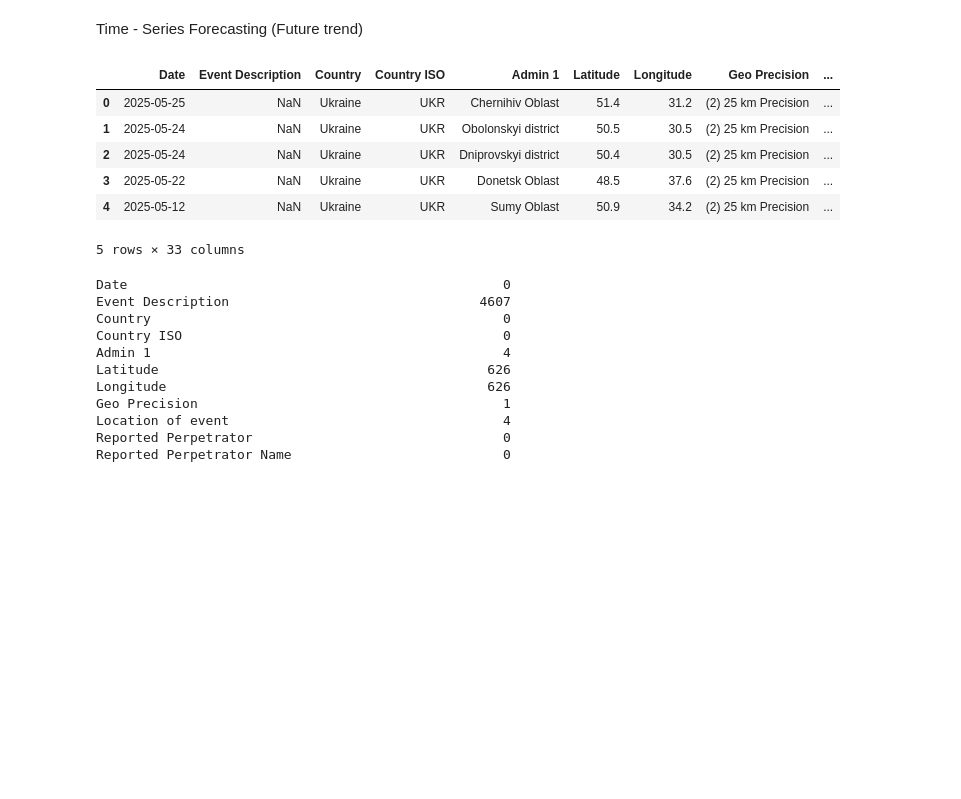
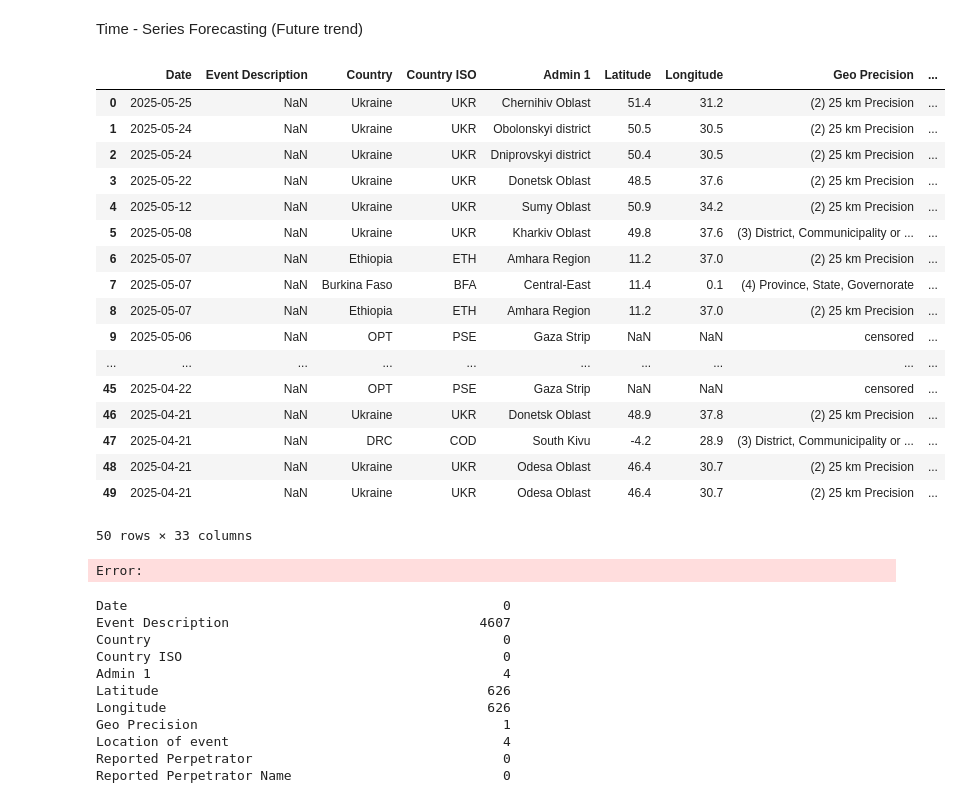
Before and after one commit to saumyabajpai2006/Education_Attack, a Jupyter notebook: analysis2/models/timeseries_model.ipynb, the cells around one changed output. Saved outputs shown, nothing was run; the diff lists cells and outputs as text; code cells hidden in the pictures; blank space fills up the shorter version.

```diff
--- a/analysis2/models/timeseries_model.ipynb
+++ b/analysis2/models/timeseries_model.ipynb
@@ -8,15 +8,27 @@ import matplotlib.pyplot as plt
 from sklearn.metrics import mean_absolute_error, mean_squared_error
 # %%
 df=pd.read_excel('2020-2025-education-in-danger-incident-data.xlsx')
-df.head()
+df.head(50)
 # %% [output]
 |  | Date | Event Description | Country | Country ISO | Admin 1 | Latitude | Longitude | Geo Precision | ... |
 | 0 | 2025-05-25 | NaN | Ukraine | UKR | Chernihiv Oblast | 51.4 | 31.2 | (2) 25 km Precision | ... |
 | 1 | 2025-05-24 | NaN | Ukraine | UKR | Obolonskyi district | 50.5 | 30.5 | (2) 25 km Precision | ... |
 | 2 | 2025-05-24 | NaN | Ukraine | UKR | Dniprovskyi district | 50.4 | 30.5 | (2) 25 km Precision | ... |
 | 3 | 2025-05-22 | NaN | Ukraine | UKR | Donetsk Oblast | 48.5 | 37.6 | (2) 25 km Precision | ... |
 | 4 | 2025-05-12 | NaN | Ukraine | UKR | Sumy Oblast | 50.9 | 34.2 | (2) 25 km Precision | ... |
+| 5 | 2025-05-08 | NaN | Ukraine | UKR | Kharkiv Oblast | 49.8 | 37.6 | (3) District, Communicipality or ... | ... |
+| 6 | 2025-05-07 | NaN | Ethiopia | ETH | Amhara Region | 11.2 | 37.0 | (2) 25 km Precision | ... |
+| 7 | 2025-05-07 | NaN | Burkina Faso | BFA | Central-East | 11.4 | 0.1 | (4) Province, State, Governorate | ... |
+| 8 | 2025-05-07 | NaN | Ethiopia | ETH | Amhara Region | 11.2 | 37.0 | (2) 25 km Precision | ... |
+| 9 | 2025-05-06 | NaN | OPT | PSE | Gaza Strip | NaN | NaN | censored | ... |
+| ... | ... | ... | ... | ... | ... | ... | ... | ... | ... |
+| 45 | 2025-04-22 | NaN | OPT | PSE | Gaza Strip | NaN | NaN | censored | ... |
+| 46 | 2025-04-21 | NaN | Ukraine | UKR | Donetsk Oblast | 48.9 | 37.8 | (2) 25 km Precision | ... |
+| 47 | 2025-04-21 | NaN | DRC | COD | South Kivu | -4.2 | 28.9 | (3) District, Communicipality or ... | ... |
+| 48 | 2025-04-21 | NaN | Ukraine | UKR | Odesa Oblast | 46.4 | 30.7 | (2) 25 km Precision | ... |
+| 49 | 2025-04-21 | NaN | Ukraine | UKR | Odesa Oblast | 46.4 | 30.7 | (2) 25 km Precision | ... |
-5 rows × 33 columns
+50 rows × 33 columns
+Error:
 # %%
 df.isnull().sum()
 # %% [output]
```
Also changed, not shown: parts of 2 cells of this notebook, 16 other files.
